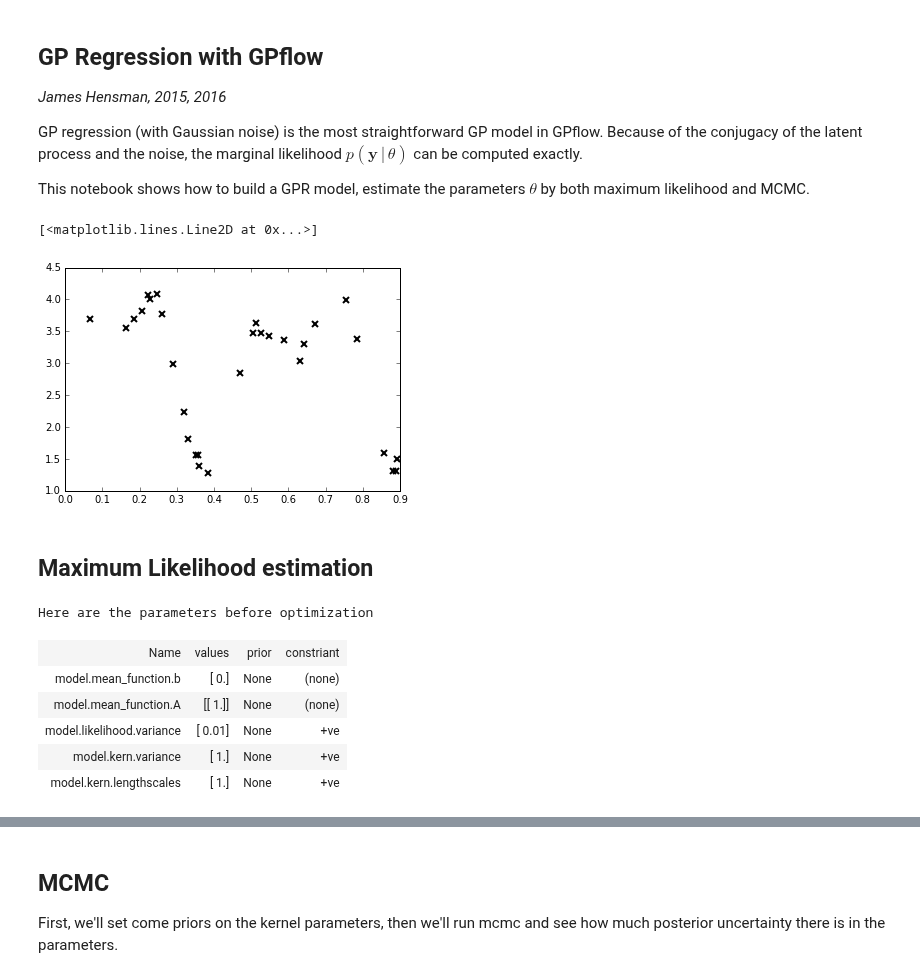
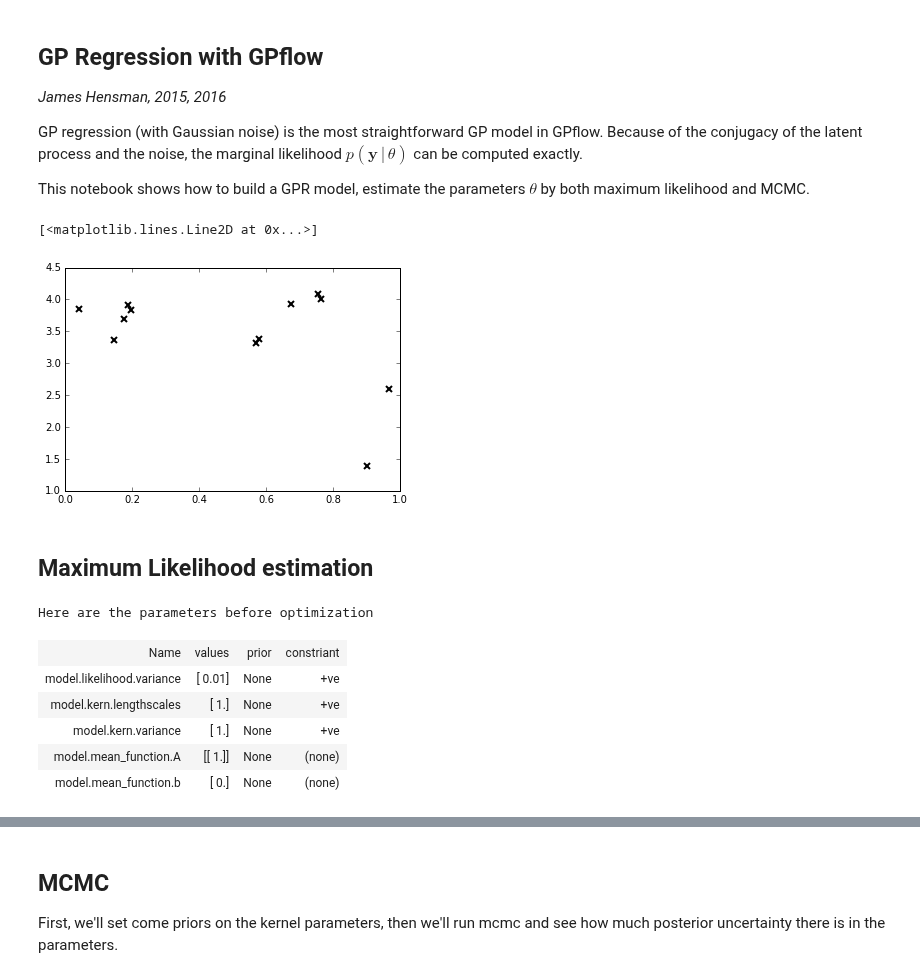
Before and after one commit to GPflow/GPflow, a Jupyter notebook: notebooks/regression.ipynb, the cells around one changed output, grey strips where cells are left out. Cells and saved outputs as stored; diff of their text form; code cells hidden in the pictures.

```diff
--- a/notebooks/regression.ipynb
+++ b/notebooks/regression.ipynb
@@ -14,14 +14,14 @@ from matplotlib import pyplot as plt
 %matplotlib inline
 # %%
 # build a very simple data set:
-N = 30
+N = 12
 X = np.random.rand(N,1)
 Y = np.sin(12*X) + 0.66*np.cos(25*X) + np.random.randn(N,1)*0.1 + 3
 plt.figure()
 plt.plot(X, Y, 'kx', mew=2)
 # %% [output]
 [<matplotlib.lines.Line2D at 0x...>]
-[figure, old version]
+[figure, new version]
 # %% [markdown]
 Maximum Likelihood estimation
 --
@@ -37,11 +37,11 @@ m
 # %% [output]
 Here are the parameters before optimization
 | Name | values | prior | constriant |
+| model.likelihood.variance | [ 0.01] | None | +ve |
+| model.kern.lengthscales | [ 1.] | None | +ve |
+| model.kern.variance | [ 1.] | None | +ve |
+| model.mean_function.A | [[ 1.]] | None | (none) |
 | model.mean_function.b | [ 0.] | None | (none) |
-| model.mean_function.A | [[ 1.]] | None | (none) |
-| model.likelihood.variance | [ 0.01] | None | +ve |
-| model.kern.variance | [ 1.] | None | +ve |
-| model.kern.lengthscales | [ 1.] | None | +ve |
 # %%
 m.optimize()
 print "Here are the parameters after optimization"
```
Also changed, not shown: parts of 7 cells of this notebook, 3 other files.
